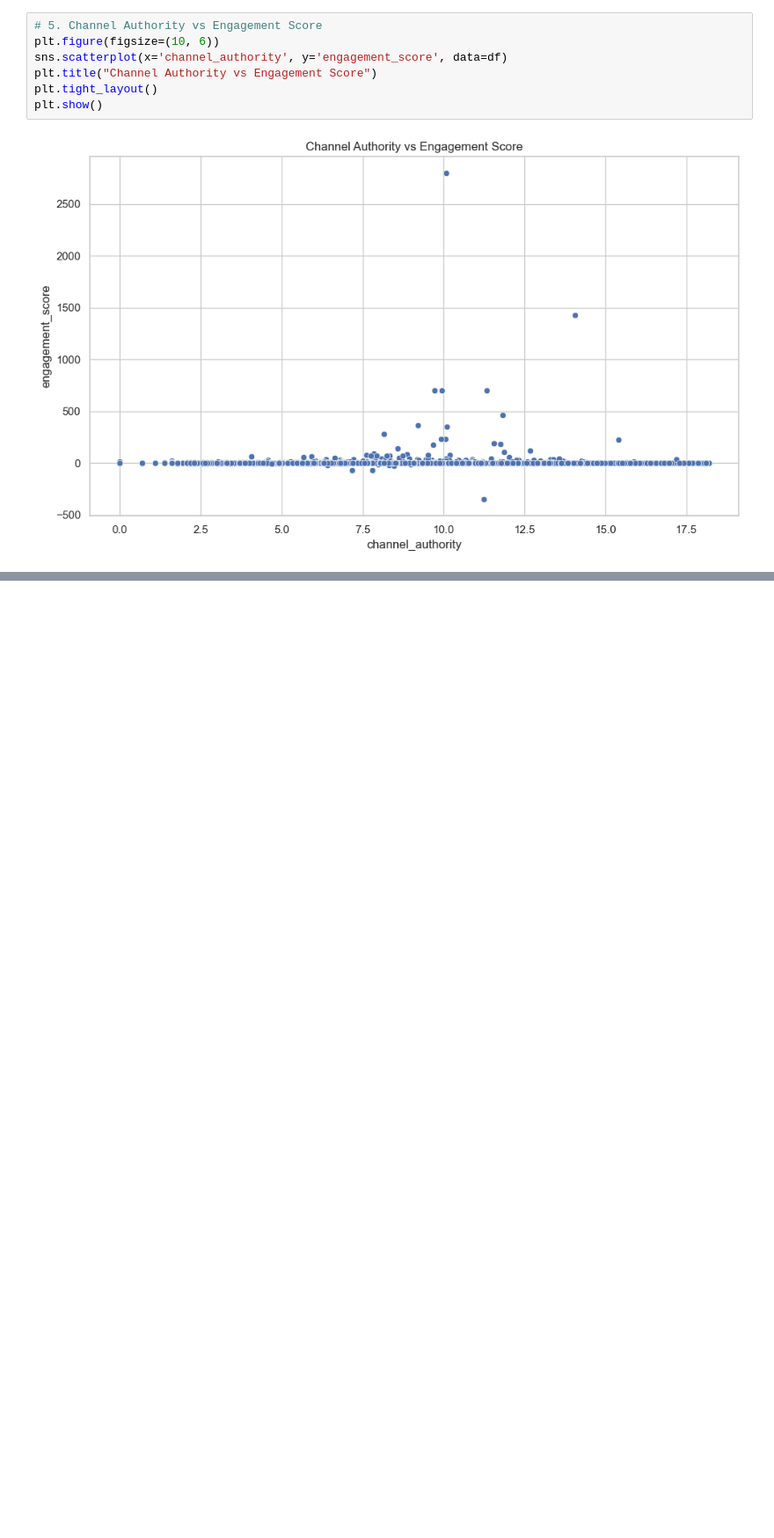
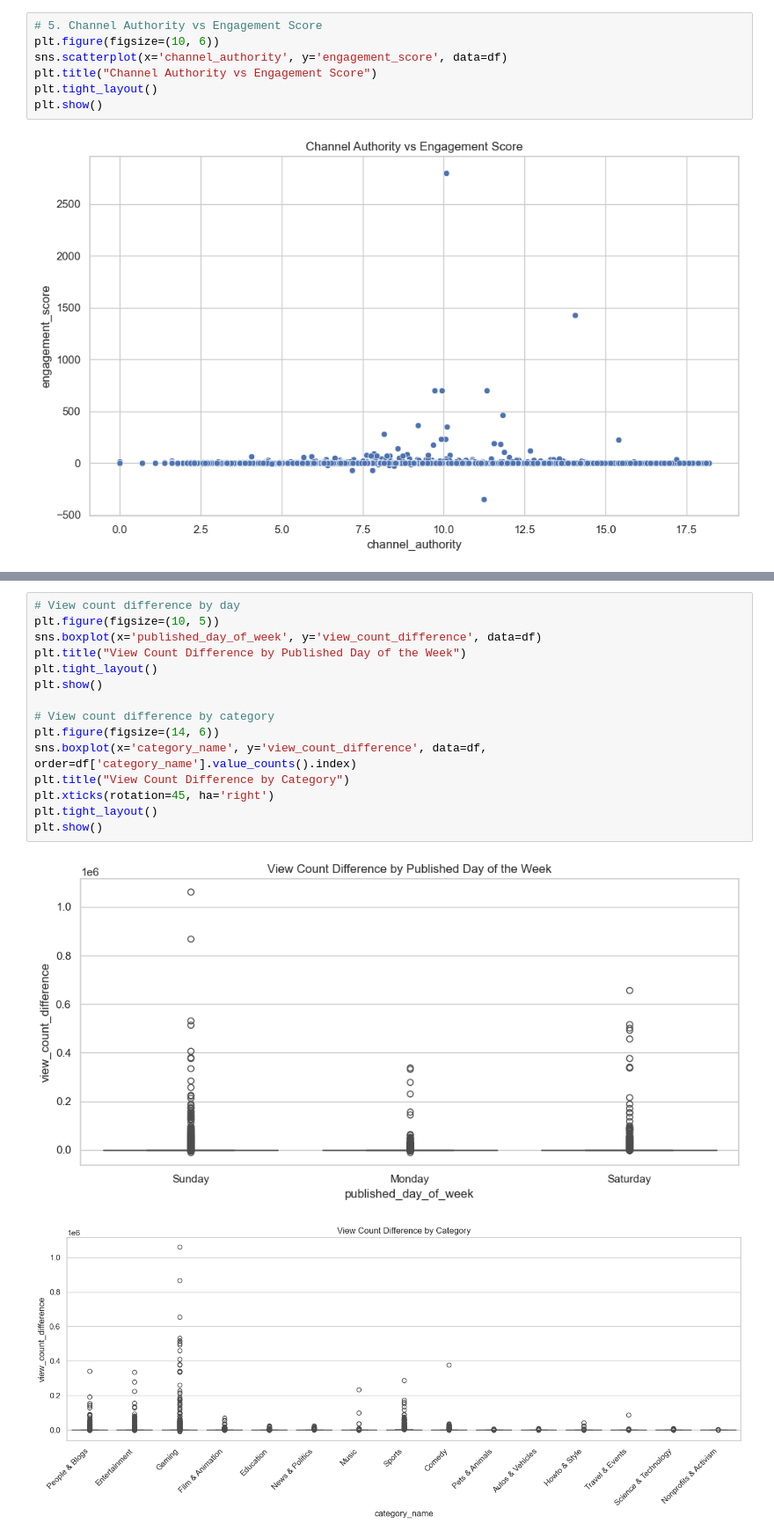
Before and after one commit to DonaldAadithiyan/YT-analytics, a Jupyter notebook: noteboooks/data_visualization.ipynb, the cells around one changed output, grey strips where cells are left out. Shown at 88% size. Drawn from its saved outputs; the diff is of its cells as text; blank space fills up the shorter version.

```diff
--- a/noteboooks/data_visualization.ipynb
+++ b/noteboooks/data_visualization.ipynb
@@ -106,0 +158,18 @@ plt.show()
+# %%
+# View count difference by day
+plt.figure(figsize=(10, 5))
+sns.boxplot(x='published_day_of_week', y='view_count_difference', data=df)
+plt.title("View Count Difference by Published Day of the Week")
+plt.tight_layout()
+plt.show()
+
+# View count difference by category
+plt.figure(figsize=(14, 6))
+sns.boxplot(x='category_name', y='view_count_difference', data=df, order=df['category_name'].value_counts().index)
+plt.title("View Count Difference by Category")
+plt.xticks(rotation=45, ha='right')
+plt.tight_layout()
+plt.show()
+# %% [output]
+[figure, added]
+[figure, added]
```
Also changed, not shown: parts of 14 cells of this notebook, 3 other files.
